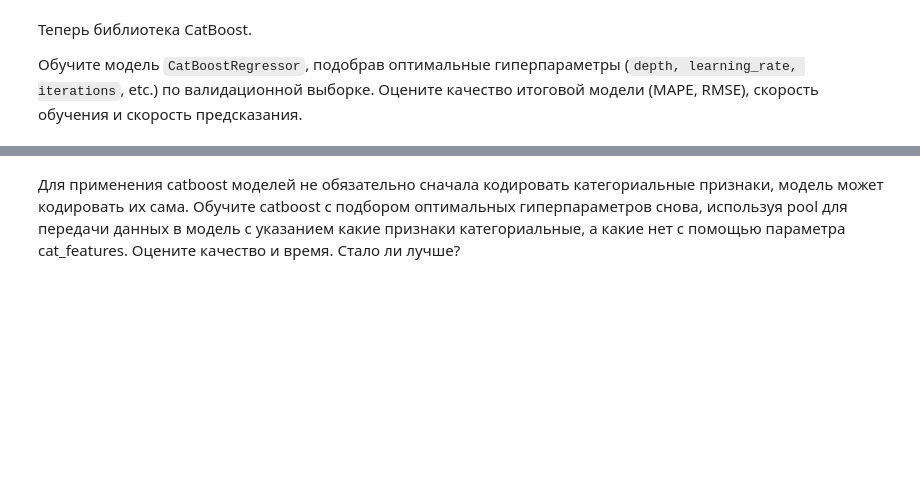
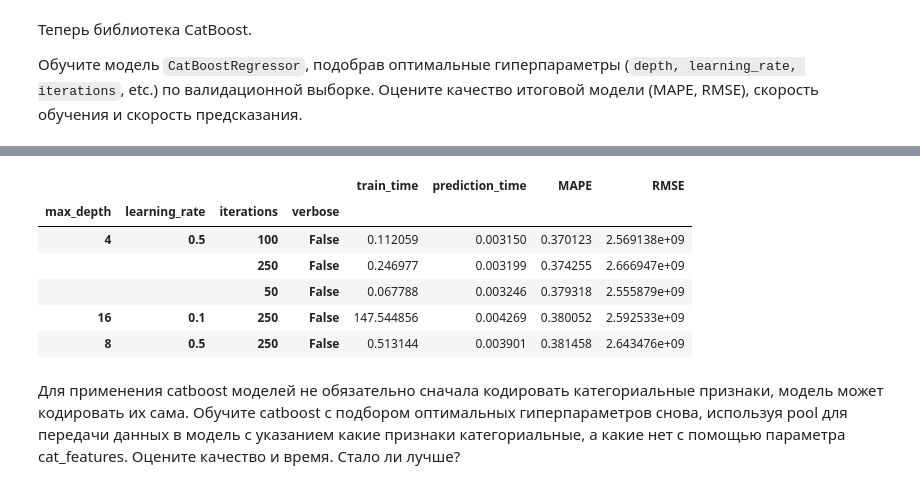
Before and after one commit to Bosbobos/IAD, a Jupyter notebook: MachineLeariningBasics/hw08_boosting_clustering/hw08_boosting_clustering.ipynb, the cells around one changed output, grey strips where cells are left out. Saved outputs shown, nothing was run; the diff lists cells and outputs as text; code cells hidden in the pictures; blank space fills up the shorter version.

```diff
--- a/MachineLeariningBasics/hw08_boosting_clustering/hw08_boosting_clustering.ipynb
+++ b/MachineLeariningBasics/hw08_boosting_clustering/hw08_boosting_clustering.ipynb
@@ -282,3 +308,13 @@ print('RMSE: ', # -- YOUR CODE HERE -- )
+# %%
+df.head(5)
+# %% [output]
+|  |  |  |  | train_time | prediction_time | MAPE | RMSE |
+| max_depth | learning_rate | iterations | verbose |  |  |  |  |
+| 4 | 0.5 | 100 | False | 0.112059 | 0.003150 | 0.370123 | 2.569138e+09 |
+|  |  | 250 | False | 0.246977 | 0.003199 | 0.374255 | 2.666947e+09 |
+|  |  | 50 | False | 0.067788 | 0.003246 | 0.379318 | 2.555879e+09 |
+| 16 | 0.1 | 250 | False | 147.544856 | 0.004269 | 0.380052 | 2.592533e+09 |
+| 8 | 0.5 | 250 | False | 0.513144 | 0.003901 | 0.381458 | 2.643476e+09 |
 # %% [markdown]
 Для применения catboost моделей не обязательно сначала кодировать категориальные признаки, модель может кодировать их сама. Обучите catboost с подбором оптимальных гиперпараметров снова, используя pool для передачи данных в модель с указанием какие признаки категориальные, а какие нет с помощью параметра cat_features. Оцените качество и время. Стало ли лучше?
 # %%
```
Also changed, not shown: parts of 8 cells of this notebook.
